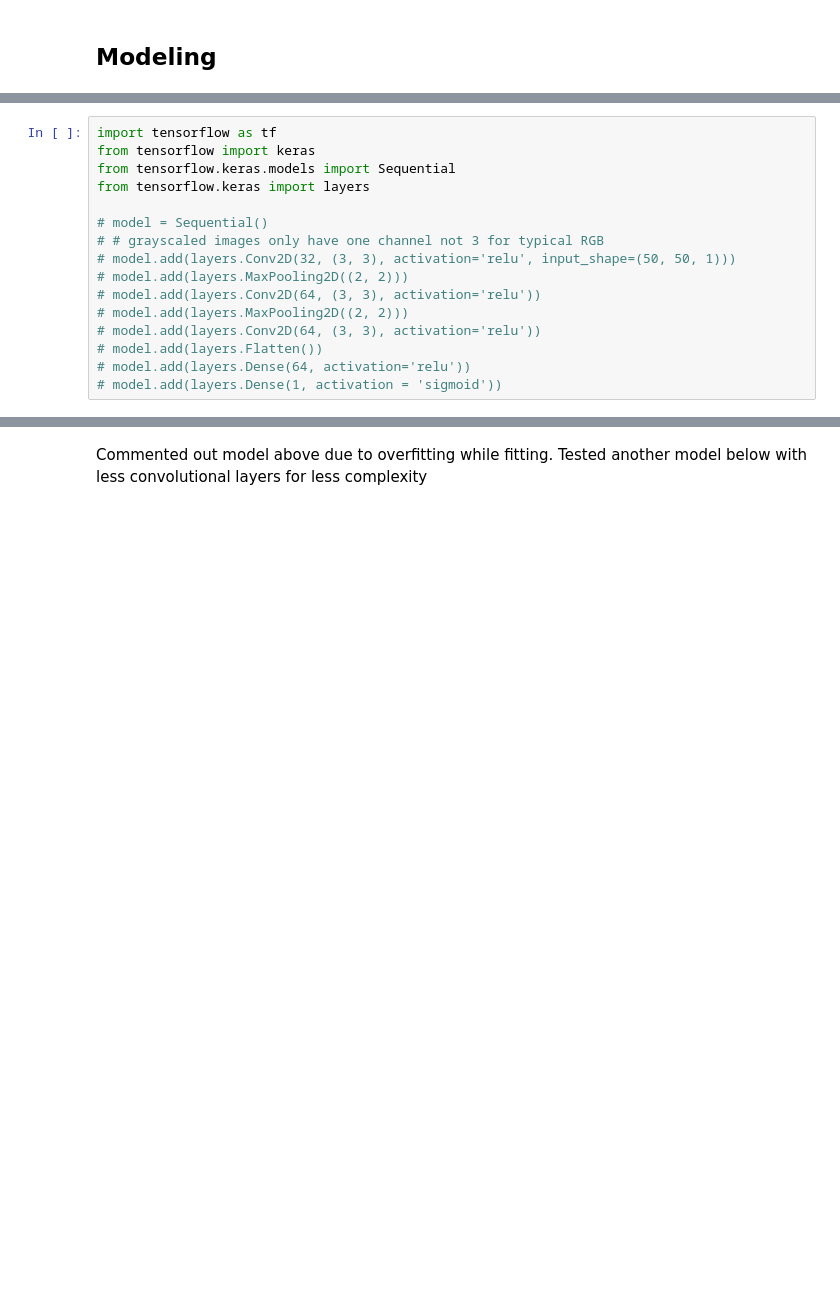
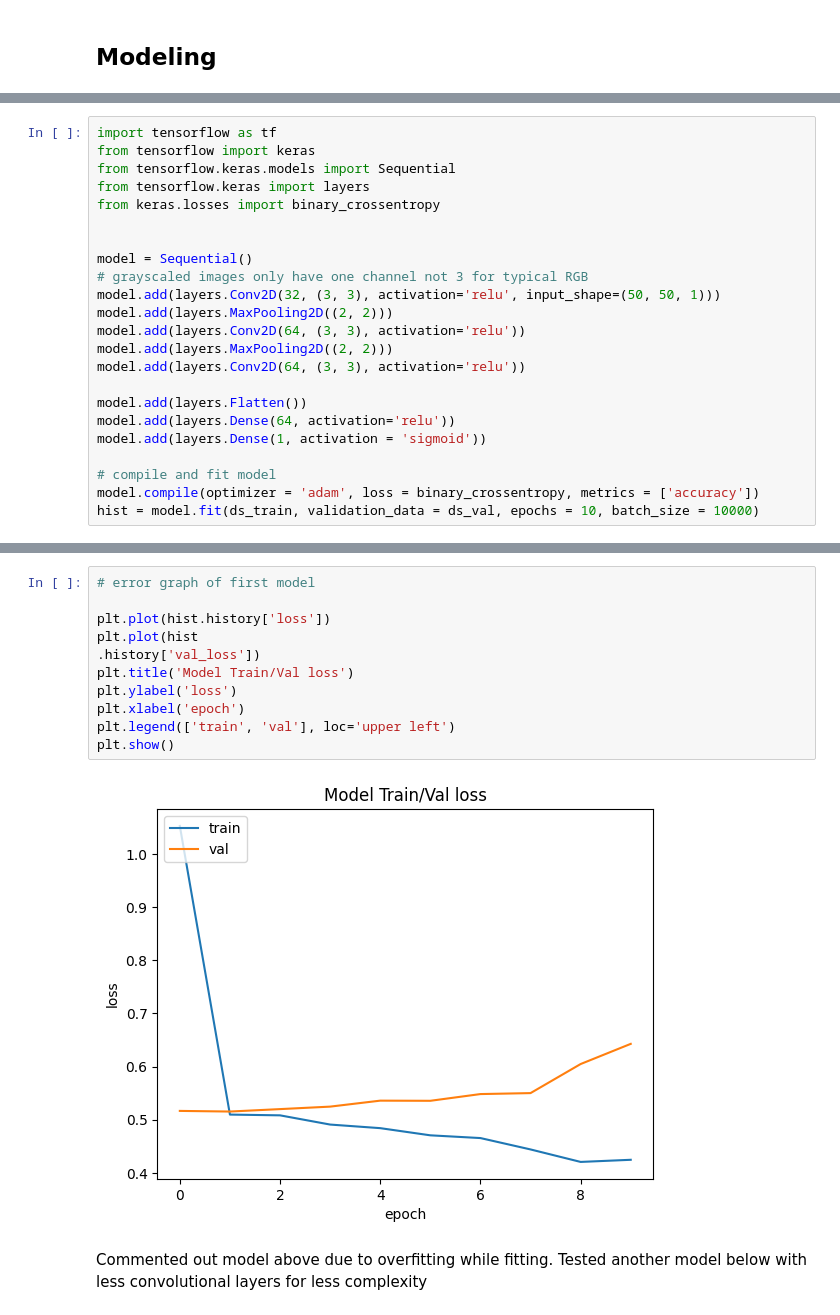
Before and after one commit to ssunsonic/Image_Classification, a Jupyter notebook: Image_Preprocessing_Modeling_Final.ipynb, the cells around one changed output, grey strips where cells are left out. Cells and saved outputs as stored; diff of their text form; blank space fills up the shorter version.

```diff
--- a/Image_Preprocessing_Modeling_Final.ipynb
+++ b/Image_Preprocessing_Modeling_Final.ipynb
@@ -116,14 +116,21 @@ import tensorflow as tf
 from tensorflow import keras
 from tensorflow.keras.models import Sequential
 from tensorflow.keras import layers
+from keras.losses import binary_crossentropy
 
-# model = Sequential()
-# # grayscaled images only have one channel not 3 for typical RGB
-# model.add(layers.Conv2D(32, (3, 3), activation='relu', input_shape=(50, 50, 1)))
-# model.add(layers.MaxPooling2D((2, 2)))
-# model.add(layers.Conv2D(64, (3, 3), activation='relu'))
-# model.add(layers.MaxPooling2D((2, 2)))
-# model.add(layers.Conv2D(64, (3, 3), activation='relu'))
-# model.add(layers.Flatten())
-# model.add(layers.Dense(64, activation='relu'))
-# model.add(layers.Dense(1, activation = 'sigmoid'))
+
+model = Sequential()
+# grayscaled images only have one channel not 3 for typical RGB
+model.add(layers.Conv2D(32, (3, 3), activation='relu', input_shape=(50, 50, 1)))
+model.add(layers.MaxPooling2D((2, 2)))
+model.add(layers.Conv2D(64, (3, 3), activation='relu'))
+model.add(layers.MaxPooling2D((2, 2)))
+model.add(layers.Conv2D(64, (3, 3), activation='relu'))
+
+model.add(layers.Flatten())
+model.add(layers.Dense(64, activation='relu'))
+model.add(layers.Dense(1, activation = 'sigmoid'))
+
+# compile and fit model
+model.compile(optimizer = 'adam', loss = binary_crossentropy, metrics = ['accuracy'])
+hist = model.fit(ds_train, validation_data = ds_val, epochs = 10, batch_size = 10000)
@@ -130,2 +158,15 @@ from tensorflow.keras import layers
+# %%
+# error graph of first model
+
+plt.plot(hist.history['loss'])
+plt.plot(hist
+.history['val_loss'])
+plt.title('Model Train/Val loss')
+plt.ylabel('loss')
+plt.xlabel('epoch')
+plt.legend(['train', 'val'], loc='upper left')
+plt.show()
+# %% [output]
+[figure, added]
 # %% [markdown]
 Commented out model above due to overfitting while fitting. Tested another model below with less convolutional layers for less complexity
```
Also changed, not shown: parts of 25 cells of this notebook.
